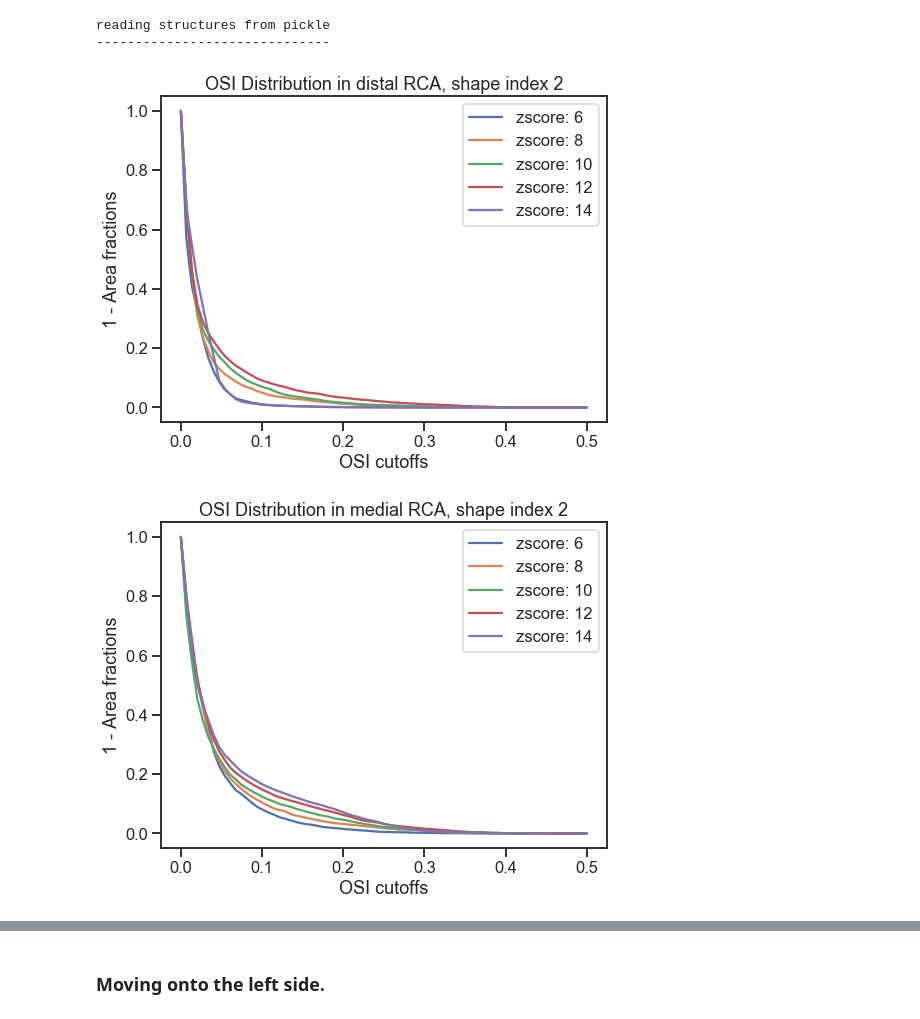
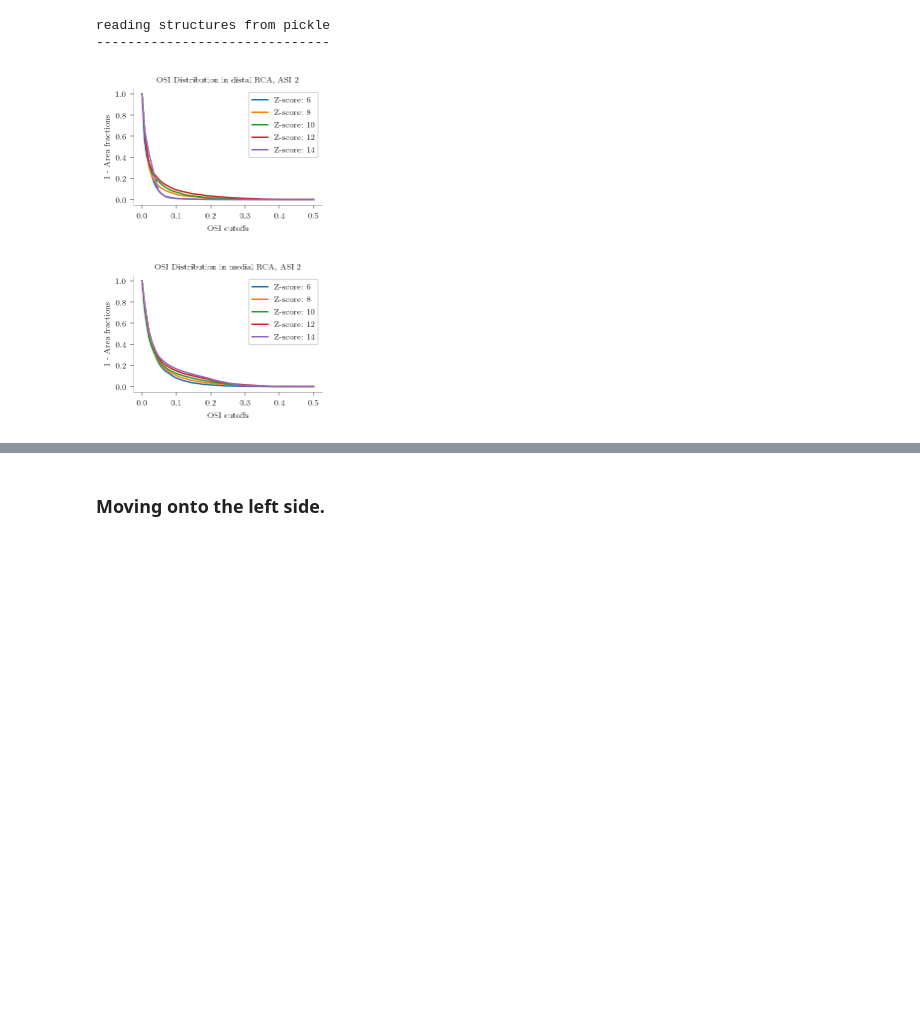
Before and after one commit to StanfordCBCL/KD-project, a Jupyter notebook: PostProcessVis_2019_Jan_25_scratch.ipynb, the cells around one changed output, grey strips where cells are left out. Saved outputs shown, nothing was run; the diff lists cells and outputs as text; code cells hidden in the pictures; blank space fills up the shorter version.

```diff
--- a/PostProcessVis_2019_Jan_25_scratch.ipynb
+++ b/PostProcessVis_2019_Jan_25_scratch.ipynb
@@ -20,12 +20,17 @@ import numpy as np
 import vtk
 from vtk.util import numpy_support as nps
 import pickle
+import matplotlib
+
 import matplotlib.pyplot as plt
 import matplotlib.animation as animation
 import seaborn as sns
 import pandas as pd
 import os
 from IPython.display import HTML
+
+matplotlib.rcParams.update(matplotlib.rcParamsDefault)
+%config InlineBackend.figure_format = 'retina'
 # %% [markdown]
 Import other requirements
 # %%
@@ -34,9 +39,3 @@ from AneurysmGeneration.utils.interpolation import *
 from AneurysmGeneration.utils.normalization import *
 # %% [markdown]
 Configure display styles
-# %%
-sns.set(rc={"figure.figsize":(8,6)})
-sns.set_style('white', {'axes.spines.right':False})
-sns.set_style('ticks')
-sns.set_context('talk')
-sns.despine(trim=True)
@@ -71,10 +135,10 @@ for shape in shapes:
         pos_sizes = {'proximal': proximal}
 
     for position, size_list in pos_sizes.iteritems():
-        plt.figure(figsize=(12,8))
+        plt.figure()#figsize=(12,8))
         for i, size in enumerate(size_list):
             fracs = all_area_fractions_right[shape + '_' + size]
-            plt.plot(threshold_bounds, fracs, label='zscore: '+str(z_scores[i]))
+            plt.plot(threshold_bounds, fracs, label='Z-score = '+str(z_scores[i]))
 
         plt.legend()
         plt.title('TAWSS Distribution in ' + position + ' ' + vessel[:-1] + ', shape index ' + shape[-1])
@@ -130,18 +200,22 @@ plotted_z_scores = [6, 8, 10, 12, 14]
 
 fig = plt.figure()
 ax = fig.add_subplot(1, 1, 1)
+format_axes(ax)
 
 for k, size in enumerate(proximal):
     vtawss_surface_averages = np.zeros(len(shapes))
     for c, shape in enumerate(shapes):
         vtawss_surface_averages[c] = vtawss_rca[shape + '_' + size]
 
-    ax.plot(shapes, vtawss_surface_averages, label='z-score = ' + str(plotted_z_scores[k]), marker='o')
+    ax.plot([2, 4, 6], vtawss_surface_averages, label='Z-score = ' + str(plotted_z_scores[k]), marker='o')
 
-plt.legend()
-plt.xlabel('shape index')
-plt.ylabel('average TAWSS over surface')
-plt.title('Average TAWSS vs Shape Index, ' + vessel[:-1] )
+plt.legend(loc='center left', bbox_to_anchor=(1, .5))
+plt.xticks([2, 4, 6])
+plt.xlabel('Aneurysm Shape Index')
+plt.ylabel('average surface TAWSS (dynes/cm$^2$)')
+plt.title('Average TAWSS vs ASI, ' + vessel[:-1] )
 plt.ylim(0, 10)
+plt.savefig("../figures/avg_tawss_asi_right.eps", bbox_inches="tight")
+
 plt.show()
 # %% [output]
@@ -155,21 +229,25 @@ reading structures from pickle
 # %%
 threshold_bounds = np.linspace(0, .5, num=75)
 
 for shape in shapes:
     pos_sizes = {'proximal': proximal, 'medial': medial, 'distal': distal}
     if shape == 'ASI6' or shape == 'ASI4':
         pos_sizes = {'proximal': proximal}
 
     for position, size_list in pos_sizes.iteritems():
-        plt.figure(figsize=(8,6))
+        # plt.figure(figsize=(8,6))
+        fig = plt.figure()
+        ax = fig.add_subplot(1,1,1)
+        format_axes(ax)
+
         for i, size in enumerate(size_list):
             fracs = osi_areas_rca[shape + '_' + size]
-            plt.plot(threshold_bounds, fracs, label='zscore: '+str(z_scores[i]))
+            ax.plot(threshold_bounds, fracs, label='Z-score: '+str(z_scores[i]))
 
-        plt.legend()
-        plt.title('OSI Distribution in ' + position + ' ' + vessel[:-1] + ', shape index ' + shape[-1])
-        plt.xlabel('OSI cutoffs')
-        plt.ylabel('1 - Area fractions')
+        ax.legend()
+        plt.title('OSI Distribution in ' + position + ' ' + vessel[:-1] + ', ASI ' + shape[-1])
+        ax.set_xlabel('OSI cutoffs')
+        ax.set_ylabel('1 - Area fractions')
 # %% [output]
-[figure, old version]
+[figure, new version]
-[figure, old version]
+[figure, new version]
```
Also changed, not shown: parts of 18 cells of this notebook, 15 other files.
